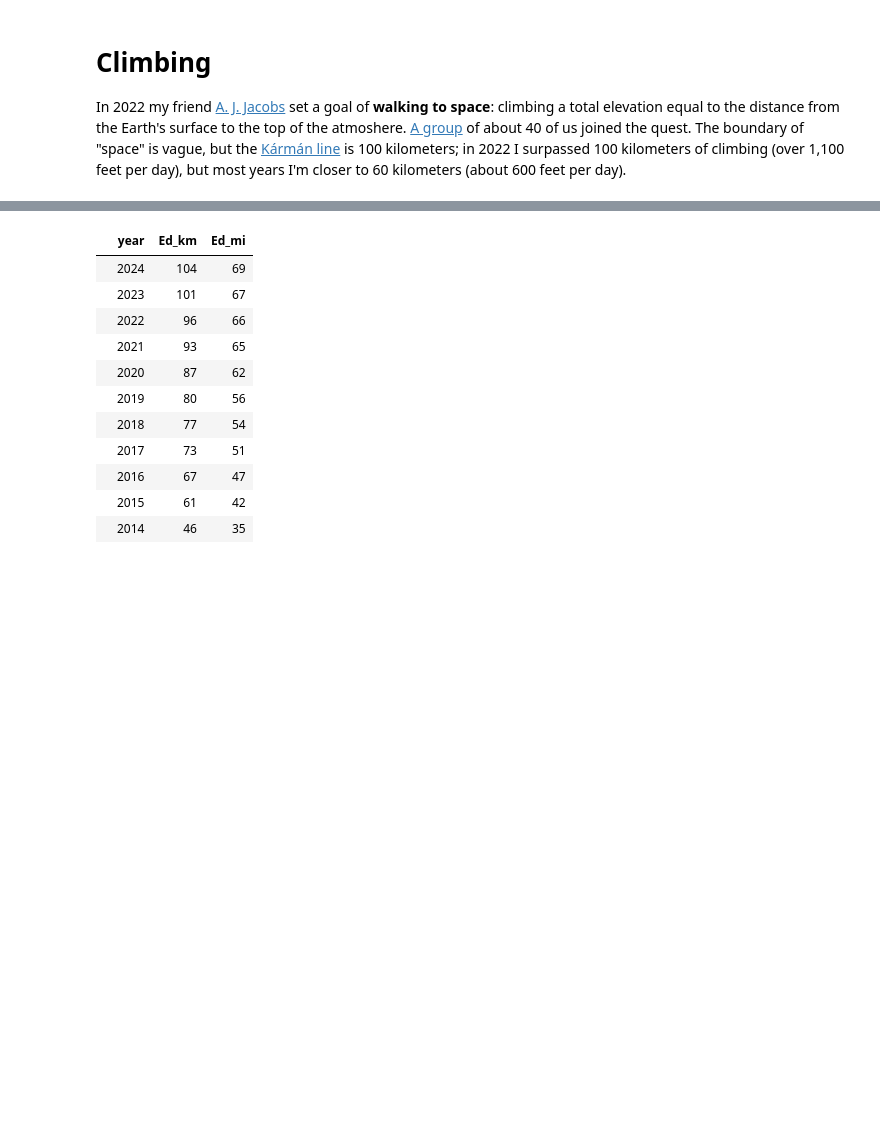
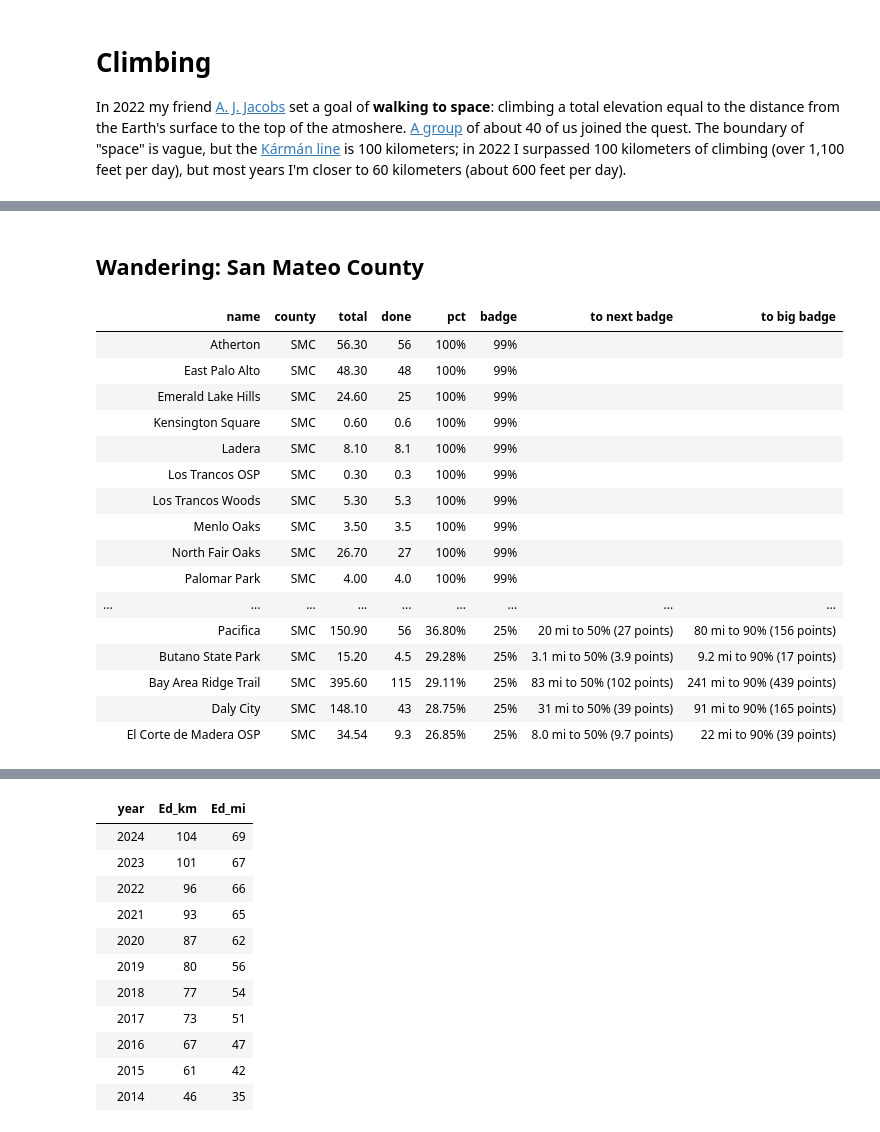
Before and after one commit to norvig/pytudes, a Jupyter notebook: ipynb/Bike-Stats.ipynb, the cells around one changed output, grey strips where cells are left out. Saved outputs shown, nothing was run; the diff lists cells and outputs as text; code cells hidden in the pictures; blank space fills up the shorter version.

```diff
--- a/ipynb/Bike-Stats.ipynb
+++ b/ipynb/Bike-Stats.ipynb
@@ -125,0 +126,22 @@ small_places
+# %% [markdown]
+## Wandering: San Mateo County
+# %%
+wandrer(county='SMC')
+# %% [output]
+|  | name | county | total | done | pct | badge | to next badge | to big badge |
+|  | Atherton | SMC | 56.30 | 56 | 100% | 99% |  |  |
+|  | East Palo Alto | SMC | 48.30 | 48 | 100% | 99% |  |  |
+|  | Emerald Lake Hills | SMC | 24.60 | 25 | 100% | 99% |  |  |
+|  | Kensington Square | SMC | 0.60 | 0.6 | 100% | 99% |  |  |
+|  | Ladera | SMC | 8.10 | 8.1 | 100% | 99% |  |  |
+|  | Los Trancos OSP | SMC | 0.30 | 0.3 | 100% | 99% |  |  |
+|  | Los Trancos Woods | SMC | 5.30 | 5.3 | 100% | 99% |  |  |
+|  | Menlo Oaks | SMC | 3.50 | 3.5 | 100% | 99% |  |  |
+|  | North Fair Oaks | SMC | 26.70 | 27 | 100% | 99% |  |  |
+|  | Palomar Park | SMC | 4.00 | 4.0 | 100% | 99% |  |  |
+| ... | ... | ... | ... | ... | ... | ... | ... | ... |
+|  | Pacifica | SMC | 150.90 | 56 | 36.80% | 25% | 20 mi to 50% (27 points) | 80 mi to 90% (156 points) |
+|  | Butano State Park | SMC | 15.20 | 4.5 | 29.28% | 25% | 3.1 mi to 50% (3.9 points) | 9.2 mi to 90% (17 points) |
+|  | Bay Area Ridge Trail | SMC | 395.60 | 115 | 29.11% | 25% | 83 mi to 50% (102 points) | 241 mi to 90% (439 points) |
+|  | Daly City | SMC | 148.10 | 43 | 28.75% | 25% | 31 mi to 50% (39 points) | 91 mi to 90% (165 points) |
+|  | El Corte de Madera OSP | SMC | 34.54 | 9.3 | 26.85% | 25% | 8.0 mi to 50% (9.7 points) | 22 mi to 90% (39 points) |
```
Also changed, not shown: parts of 28 cells of this notebook, 5 other files.
